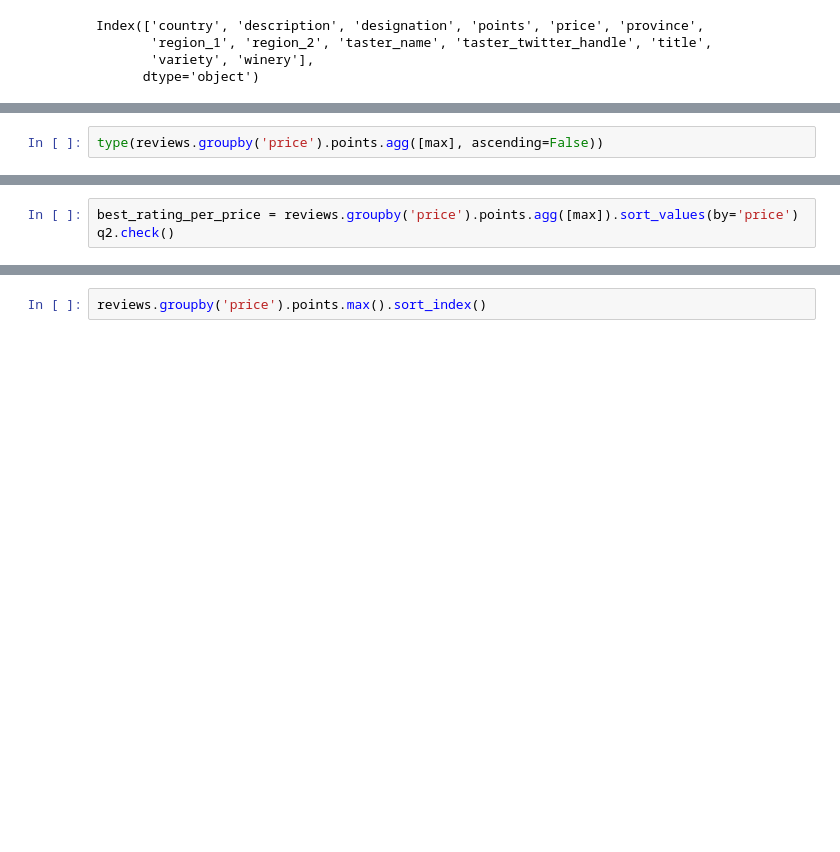
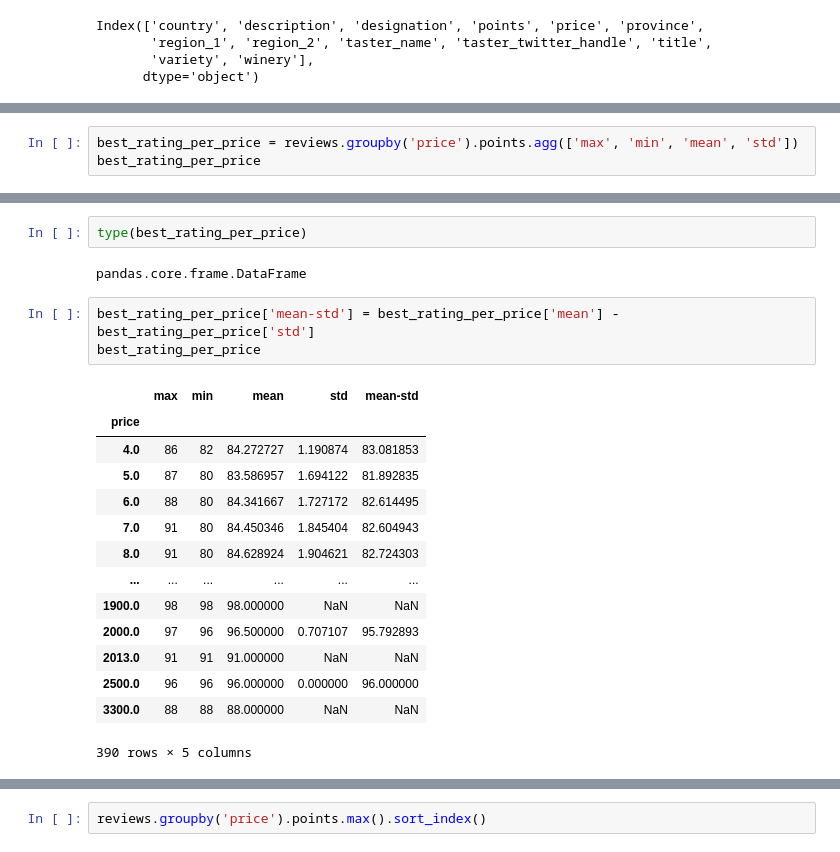
Before and after one commit to Steve-YJ/Data-Science-scratch, a Jupyter notebook: Course 1. Kaggle Data Science Micro Courses/Pandas/Exercise_ Grouping and Sorting.ipynb, the cells around one changed output, grey strips where cells are left out. Drawn from its saved outputs; the diff is of its cells as text; blank space fills up the shorter version.

```diff
--- a/Course 1. Kaggle Data Science Micro Courses/Pandas/Exercise_ Grouping and Sorting.ipynb
+++ b/Course 1. Kaggle Data Science Micro Courses/Pandas/Exercise_ Grouping and Sorting.ipynb
@@ -456,3 +552,4 @@ Index(['country', 'description', 'designation', 'points', 'price', 'province',
 # %%
-type(reviews.groupby('price').points.agg([max], ascending=False))
+best_rating_per_price = reviews.groupby('price').points.agg(['max', 'min', 'mean', 'std'])
+best_rating_per_price
 # %% [output]
@@ -460,3 +569,0 @@ pandas.core.frame.DataFrame
-# %%
-best_rating_per_price = reviews.groupby('price').points.agg([max]).sort_values(by='price')
-q2.check()
@@ -465,0 +570,22 @@ q2.check()
+# %%
+type(best_rating_per_price)
+# %% [output]
+pandas.core.frame.DataFrame
+# %%
+best_rating_per_price['mean-std'] = best_rating_per_price['mean'] - best_rating_per_price['std']
+best_rating_per_price
+# %% [output]
+|  | max | min | mean | std | mean-std |
+| price |  |  |  |  |  |
+| 4.0 | 86 | 82 | 84.272727 | 1.190874 | 83.081853 |
+| 5.0 | 87 | 80 | 83.586957 | 1.694122 | 81.892835 |
+| 6.0 | 88 | 80 | 84.341667 | 1.727172 | 82.614495 |
+| 7.0 | 91 | 80 | 84.450346 | 1.845404 | 82.604943 |
+| 8.0 | 91 | 80 | 84.628924 | 1.904621 | 82.724303 |
+| ... | ... | ... | ... | ... | ... |
+| 1900.0 | 98 | 98 | 98.000000 | NaN | NaN |
+| 2000.0 | 97 | 96 | 96.500000 | 0.707107 | 95.792893 |
+| 2013.0 | 91 | 91 | 91.000000 | NaN | NaN |
+| 2500.0 | 96 | 96 | 96.000000 | 0.000000 | 96.000000 |
+| 3300.0 | 88 | 88 | 88.000000 | NaN | NaN |
+390 rows × 5 columns
```
Also changed, not shown: parts of 49 cells of this notebook.
